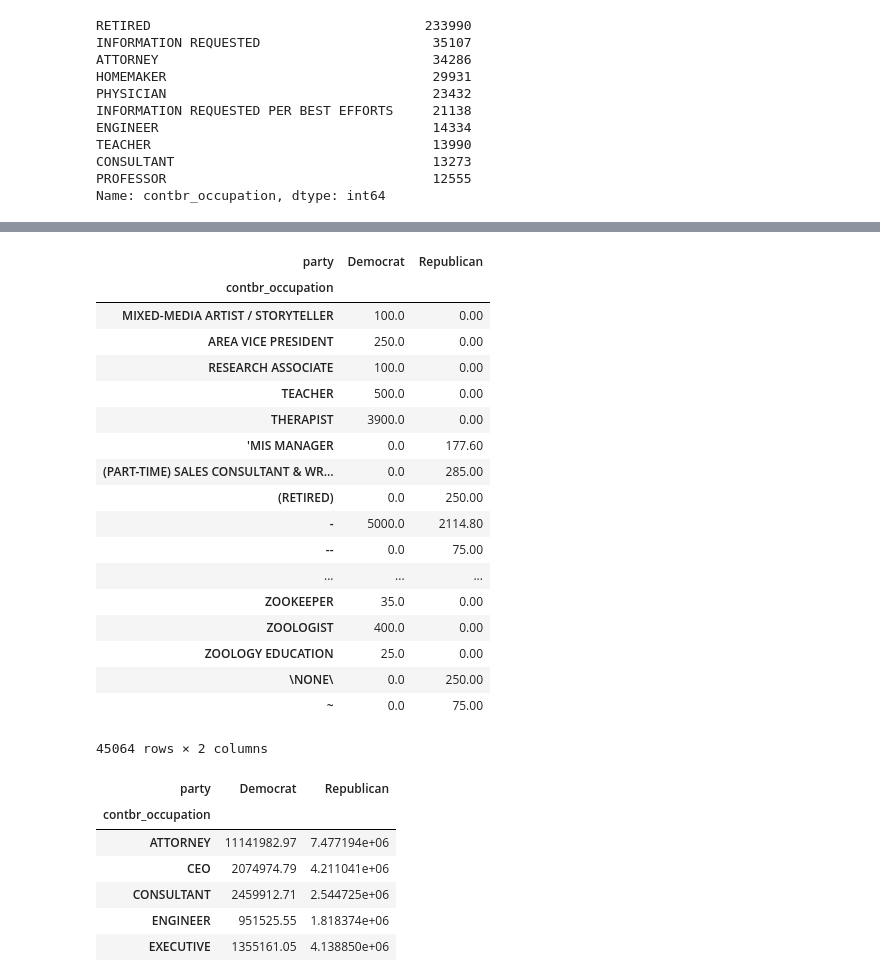
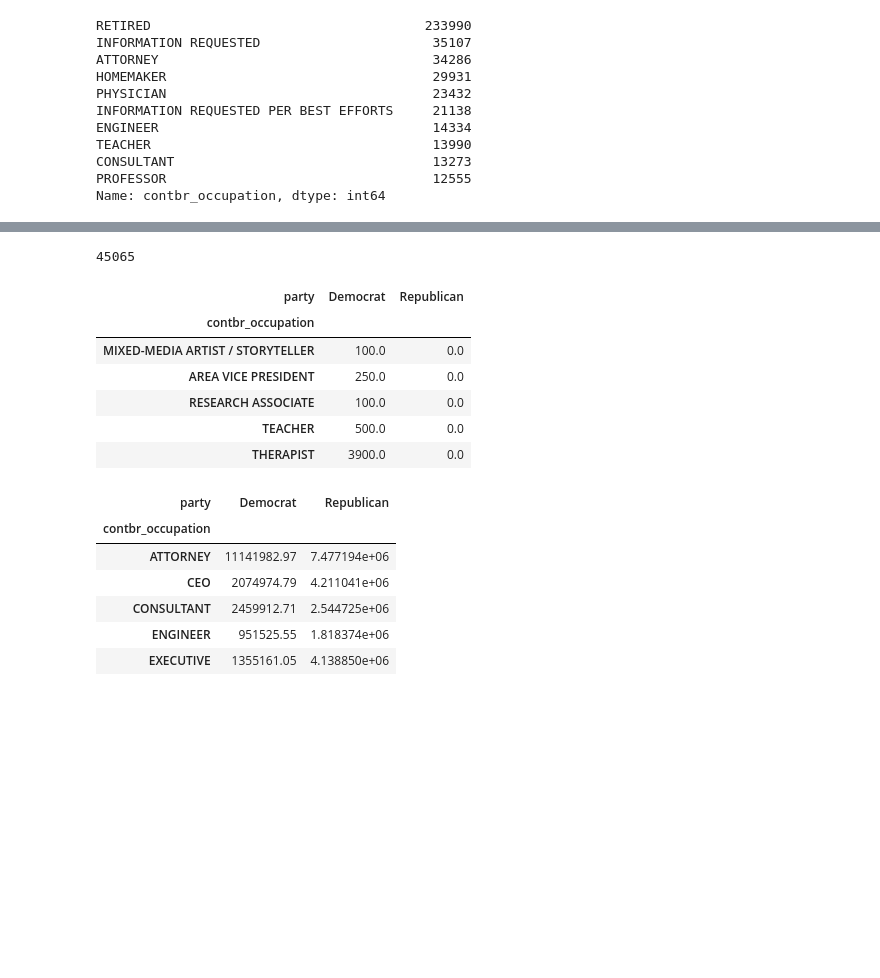
Before and after one commit to baiyinnamula/pydata-book, a Jupyter notebook: exercise/ch14.ipynb, the cells around one changed output, grey strips where cells are left out. Saved outputs shown, nothing was run; the diff lists cells and outputs as text; code cells hidden in the pictures; blank space fills up the shorter version.

```diff
--- a/exercise/ch14.ipynb
+++ b/exercise/ch14.ipynb
@@ -155,27 +160,29 @@ Name: contbr_occupation, Length: 991475, dtype: object
+# %%
+len(fec.contbr_occupation.unique())
+# %% [output]
+45065
+# %%
+emp_mapping = {
+    'INFORMATION REQUESTED PER BEST EFFORTS' : 'NOT PROVIDED',
+    'INFORMATION REQUESTED' : 'NOT PROVIDED',
+    'SELF' : 'SELF-EMPLOYED',
+    'SELF EMPLOYED' : 'SELF-EMPLOYED',
+}
+# 如果没有映射，则返回x
+f = lambda x: emp_mapping.get(x, x)
+fec.contbr_employer = fec.contbr_employer.map(f)
 # %%
 by_occupation = fec.pivot_table(values='contb_receipt_amt', index='contbr_occupation', columns='party', aggfunc='sum', fill_value=0)
 # %%
-by_occupation
+by_occupation.head()
 # %% [output]
 | party | Democrat | Republican |
 | contbr_occupation |  |  |
-| MIXED-MEDIA ARTIST / STORYTELLER | 100.0 | 0.00 |
-| AREA VICE PRESIDENT | 250.0 | 0.00 |
-| RESEARCH ASSOCIATE | 100.0 | 0.00 |
-| TEACHER | 500.0 | 0.00 |
-| THERAPIST | 3900.0 | 0.00 |
-| 'MIS MANAGER | 0.0 | 177.60 |
-| (PART-TIME) SALES CONSULTANT & WR... | 0.0 | 285.00 |
-| (RETIRED) | 0.0 | 250.00 |
-| - | 5000.0 | 2114.80 |
-| -- | 0.0 | 75.00 |
-| ... | ... | ... |
-| ZOOKEEPER | 35.0 | 0.00 |
-| ZOOLOGIST | 400.0 | 0.00 |
-| ZOOLOGY EDUCATION | 25.0 | 0.00 |
-| \NONE\ | 0.0 | 250.00 |
-| ~ | 0.0 | 75.00 |
+| MIXED-MEDIA ARTIST / STORYTELLER | 100.0 | 0.0 |
+| AREA VICE PRESIDENT | 250.0 | 0.0 |
+| RESEARCH ASSOCIATE | 100.0 | 0.0 |
+| TEACHER | 500.0 | 0.0 |
+| THERAPIST | 3900.0 | 0.0 |
-45064 rows × 2 columns
 # %%
 #过滤出至少捐赠200万美元的子集
 over_2mm = by_occupation[by_occupation.sum(1) > 2000000]
```
Also changed, not shown: parts of 16 cells of this notebook.
